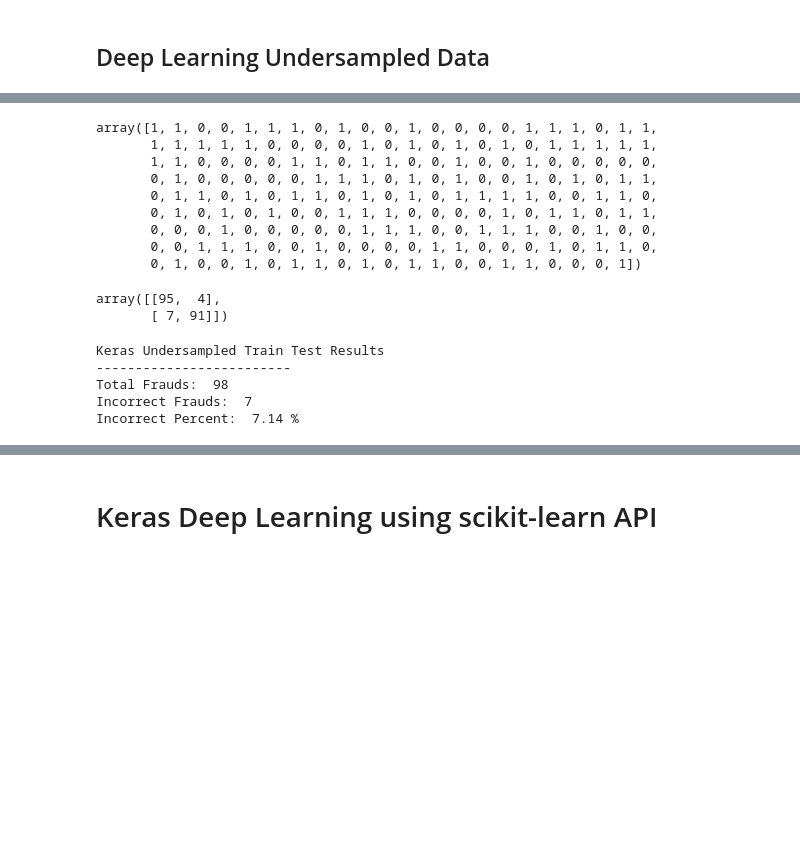
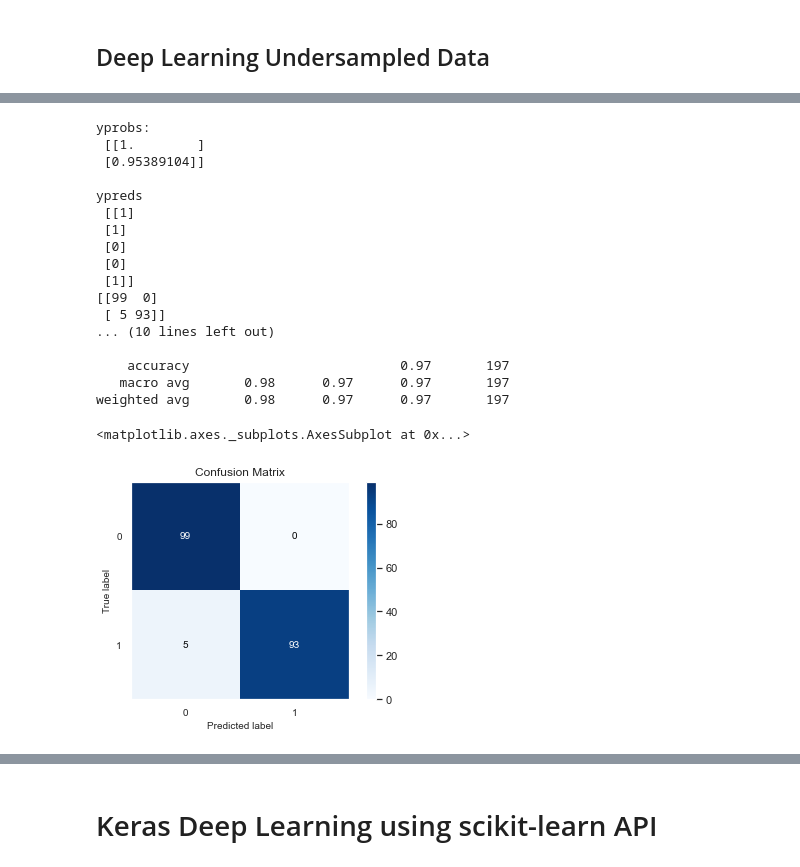
Before and after one commit to bhishanpdl/Project_Fraud_Detection, a Jupyter notebook: notebooks/d01_classification_modelling_keras.ipynb, the cells around one changed output, grey strips where cells are left out. Saved outputs shown, nothing was run; the diff lists cells and outputs as text; code cells hidden in the pictures; blank space fills up the shorter version.

```diff
--- a/notebooks/d01_classification_modelling_keras.ipynb
+++ b/notebooks/d01_classification_modelling_keras.ipynb
@@ -421,9 +450,21 @@ weighted avg       1.00      1.00      1.00     56962
 ## Deep Learning Undersampled Data
 # %%
 n_inputs = Xtrain_under.shape[1]
+METRIC = "Recall"
 
-clf_under = Sequential([
+model_under = Sequential([
     Dense(n_inputs, input_shape=(n_inputs, ), activation='relu'),
     Dense(32, activation='relu'),
-    Dense(2, activation='softmax')
+    Dense(1, activation='sigmoid')
 ])
+
+model_under.compile(Adam(lr=0.001),
+                loss='binary_crossentropy',
+                metrics=[METRIC])
+
+model_under.fit(Xtrain_under, ytrain_under,
+            validation_split=0.2,
+            batch_size=32,
+            epochs=20,
+            shuffle=True,
+            verbose=2)
@@ -464,32 +490,43 @@ ypreds_under = clf_under.predict_classes(Xtest_under, batch_size=200, verbose=0)
-# %%
-ypreds_under
-# %% [output]
-array([1, 1, 0, 0, 1, 1, 1, 0, 1, 0, 0, 1, 0, 0, 0, 0, 1, 1, 1, 0, 1, 1,
-       1, 1, 1, 1, 1, 0, 0, 0, 0, 1, 0, 1, 0, 1, 0, 1, 0, 1, 1, 1, 1, 1,
-       1, 1, 0, 0, 0, 0, 1, 1, 0, 1, 1, 0, 0, 1, 0, 0, 1, 0, 0, 0, 0, 0,
-       0, 1, 0, 0, 0, 0, 0, 1, 1, 1, 0, 1, 0, 1, 0, 0, 1, 0, 1, 0, 1, 1,
-       0, 1, 1, 0, 1, 0, 1, 1, 0, 1, 0, 1, 0, 1, 1, 1, 1, 0, 0, 1, 1, 0,
-       0, 1, 0, 1, 0, 1, 0, 0, 1, 1, 1, 0, 0, 0, 0, 1, 0, 1, 1, 0, 1, 1,
-       0, 0, 0, 1, 0, 0, 0, 0, 0, 1, 1, 1, 0, 0, 1, 1, 1, 0, 0, 1, 0, 0,
-       0, 0, 1, 1, 1, 0, 0, 1, 0, 0, 0, 0, 1, 1, 0, 0, 0, 1, 0, 1, 1, 0,
-       0, 1, 0, 0, 1, 0, 1, 1, 0, 1, 0, 1, 1, 0, 0, 1, 1, 0, 0, 0, 1])
-# %%
-cm = confusion_matrix(ytest_under,ypreds_under)
-vals = cm.ravel()
-
-cm
-# %% [output]
-array([[95,  4],
-       [ 7, 91]])
 # %%
+yprobs_under = model_under.predict(Xtest_under, batch_size=200, verbose=0)
+ypreds_under = model_under.predict_classes(Xtest_under, batch_size=200, verbose=0)
+
+# confusion matrix
+cm = metrics.confusion_matrix(ytest_under,ypreds_under)
+vals = cm.ravel()
+
+print(cm)
+print()
+
 print('Keras Undersampled Train Test Results')
 print('-'*25)
 print('Total Frauds: ', vals[2] + vals[3])
 print('Incorrect Frauds: ', vals[2])
 print('Incorrect Percent: ', round(vals[2]*100/(vals[2]+vals[3]),2),'%')
+
+# clf report
+report_under = metrics.classification_report(ytest_under, ypreds_under)
+print(report_under)
+
+# plot
+skmetrics.plot_confusion_matrix(ytest_under, ypreds_under)
 # %% [output]
-Keras Undersampled Train Test Results
--------------------------
-Total Frauds:  98
-Incorrect Frauds:  7
-Incorrect Percent:  7.14 %
+yprobs:
+ [[1.        ]
+ [0.95389104]]
+
+ypreds
+ [[1]
+ [1]
+ [0]
+ [0]
+ [1]]
+[[99  0]
+ [ 5 93]]
+... (10 lines left out)
+
+    accuracy                           0.97       197
+   macro avg       0.98      0.97      0.97       197
+weighted avg       0.98      0.97      0.97       197
+<matplotlib.axes._subplots.AxesSubplot at 0x...>
+[figure, added]
```
Also changed, not shown: parts of 58 cells of this notebook, 20 other files.
